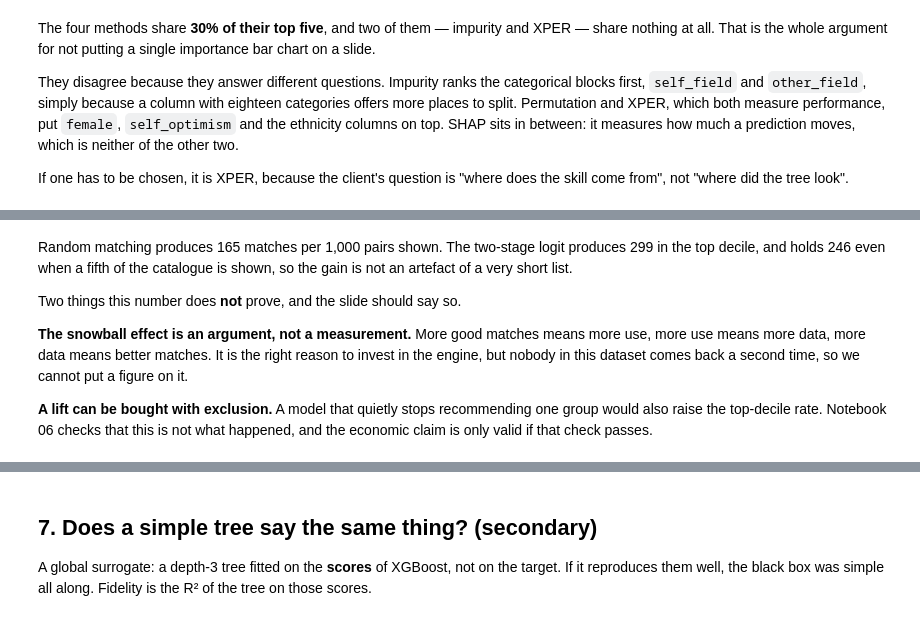
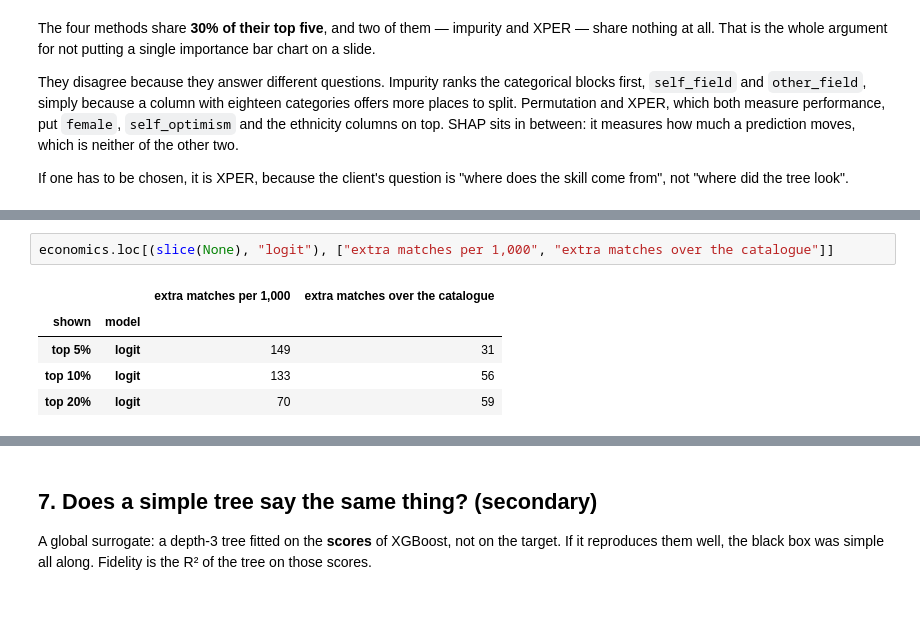
Before and after one commit to ithierda/isaf-group-rito-mitsouka, a Jupyter notebook: notebooks/04_interpretability.ipynb, the cells around one changed output, grey strips where cells are left out. Cells and saved outputs as stored; diff of their text form.

```diff
--- a/notebooks/04_interpretability.ipynb
+++ b/notebooks/04_interpretability.ipynb
@@ -565,14 +557,8 @@ economics
-# %% [markdown]
-Random matching produces 165 matches per 1,000 pairs shown. The two-stage logit produces 299 in the
-top decile, and holds 246 even when a fifth of the catalogue is shown, so the gain is not an artefact
-of a very short list.
-
-Two things this number does **not** prove, and the slide should say so.
-
-**The snowball effect is an argument, not a measurement.** More good matches means more use, more use
-means more data, more data means better matches. It is the right reason to invest in the engine, but
-nobody in this dataset comes back a second time, so we cannot put a figure on it.
-
-**A lift can be bought with exclusion.** A model that quietly stops recommending one group would also
-raise the top-decile rate. Notebook 06 checks that this is not what happened, and the economic claim
-is only valid if that check passes.
+# %%
+economics.loc[(slice(None), "logit"), ["extra matches per 1,000", "extra matches over the catalogue"]]
+# %% [output]
+|  |  | extra matches per 1,000 | extra matches over the catalogue |
+| shown | model |  |  |
+| top 5% | logit | 149 | 31 |
+| top 10% | logit | 133 | 56 |
+| top 20% | logit | 70 | 59 |
```
Also changed, not shown: parts of 14 cells of this notebook, 7 other files.
